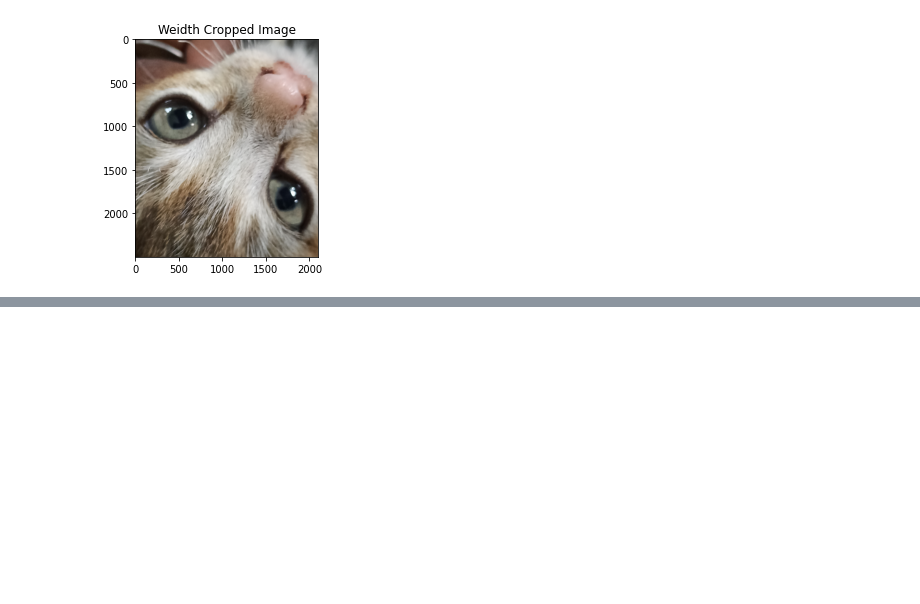
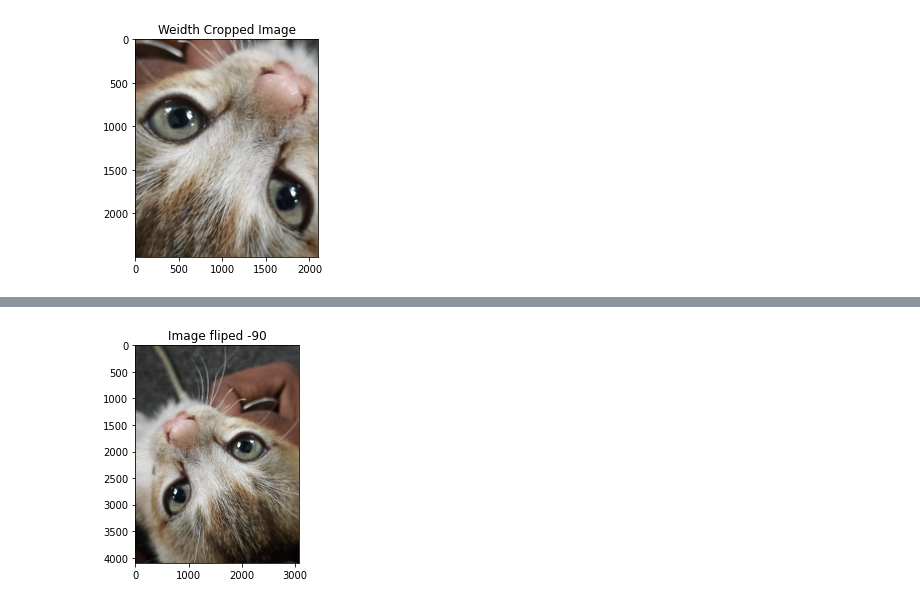
Before and after one commit to codeXpawan/OpenCV_Practice, a Jupyter notebook: OpenCV.ipynb, the cells around one changed output, grey strips where cells are left out. Saved outputs shown, nothing was run; the diff lists cells and outputs as text; code cells hidden in the pictures; blank space fills up the shorter version.

```diff
--- a/OpenCV.ipynb
+++ b/OpenCV.ipynb
@@ -43,0 +53,7 @@ plt.show()
+# %%
+img_flip = cv.flip(img,1)
+plt.imshow(cv.cvtColor(img_flip,cv.COLOR_RGB2BGR))
+plt.title("Image fliped -90")
+plt.show()
+# %% [output]
+[figure, added]
```
Also changed, not shown: parts of 3 cells of this notebook.
